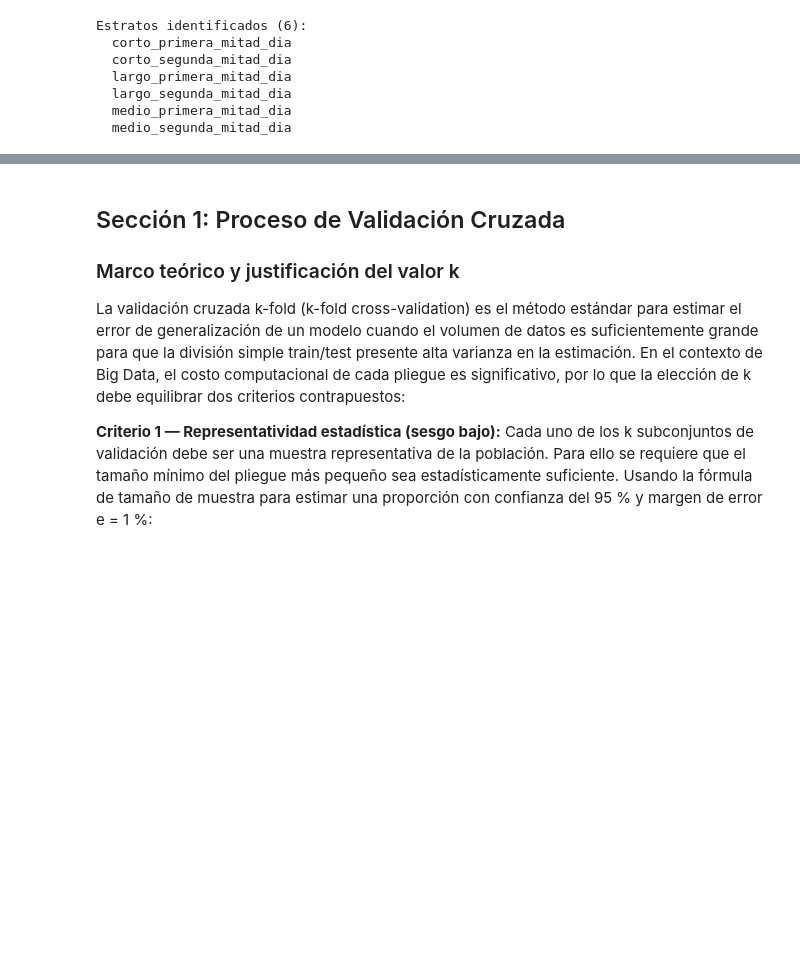
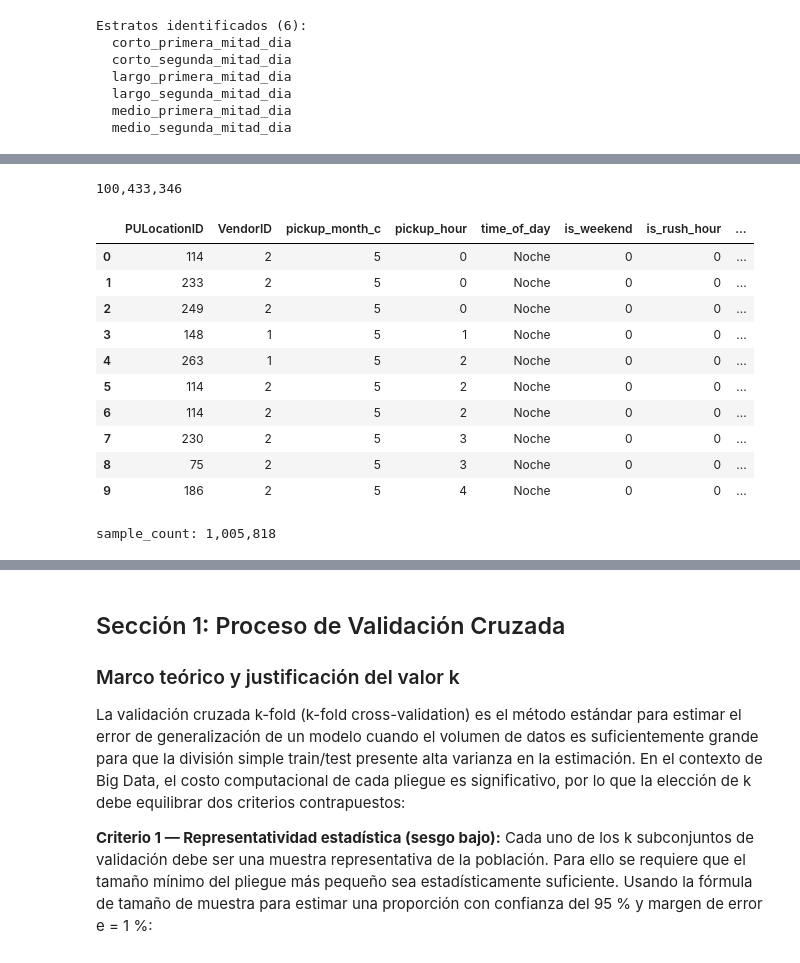
Before and after one commit to ArielAlvarezWAI87/BigData, a Jupyter notebook: actividad_05/Visualizacion_Equipo8.ipynb, the cells around one changed output, grey strips where cells are left out. Drawn from its saved outputs; the diff is of its cells as text; code cells hidden in the pictures; blank space fills up the shorter version.

```diff
--- a/actividad_05/Visualizacion_Equipo8.ipynb
+++ b/actividad_05/Visualizacion_Equipo8.ipynb
@@ -201,7 +207,7 @@ SELECT
         WHEN hour(tpep_pickup_datetime) BETWEEN 12 AND 17 THEN 'Tarde'
         ELSE 'Tarde-Noche'
     END                                                             AS time_of_day,
-    CASE WHEN dayofweek(tpep_pickup_datetime) IN (1,7) THEN 'S' ELSE 'N' END AS is_weekend,
+    CASE WHEN dayofweek(tpep_pickup_datetime) IN (1,7) THEN 1 ELSE 0 END     AS is_weekend,
     CASE
         WHEN hour(tpep_pickup_datetime) BETWEEN  7 AND  9
           OR hour(tpep_pickup_datetime) BETWEEN 16 AND 19 THEN 1 ELSE 0
@@ -211,11 +217,6 @@ SELECT
         WHEN trip_distance <= 10 THEN 'medio'
         ELSE 'largo'
     END                                                             AS distance_cat,
-    CASE
-        WHEN trip_distance <= 2  THEN 'corto'
-        WHEN trip_distance <= 10 THEN 'medio'
-        ELSE 'largo'
-    END                                                             AS distance_segment,
     CASE
         WHEN hour(tpep_pickup_datetime) BETWEEN 0 AND 11 THEN 'primera_mitad_dia'
         ELSE 'segunda_mitad_dia'
@@ -500,0 +296,45 @@ Muestra M: 58,587,287 registros  (objetivo: 58,592,466)
+# %%
+count_stratified = df_stratified.count()
+print(f"{count_stratified:,}")
+# %% [output]
+100,433,346
+# %%
+#@title Selección de muestra proporcional por partición
+sample_fraction = 0.01 # 1% de cada partición
+
+sample = (
+  # df_stratified contiene nuestras particiones base (descritas anteriormente)
+  df_stratified
+  # Usamos `sampleBy` para obtener la muestra estratificada por parte de PySpark
+    .sampleBy(
+        "strata_key",
+        fractions={
+            "corto_primera_mitad_dia": sample_fraction,
+            "medio_primera_mitad_dia": sample_fraction,
+            "largo_primera_mitad_dia": sample_fraction,
+            "corto_segunda_mitad_dia": sample_fraction,
+            "medio_segunda_mitad_dia": sample_fraction,
+            "largo_segunda_mitad_dia": sample_fraction,
+        },
+        seed=42
+    )
+)
+# %%
+sample.limit(10).toPandas()
+# %% [output]
+|  | PULocationID | VendorID | pickup_month_c | pickup_hour | time_of_day | is_weekend | is_rush_hour | ... |
+| 0 | 114 | 2 | 5 | 0 | Noche | 0 | 0 | ... |
+| 1 | 233 | 2 | 5 | 0 | Noche | 0 | 0 | ... |
+| 2 | 249 | 2 | 5 | 0 | Noche | 0 | 0 | ... |
+| 3 | 148 | 1 | 5 | 1 | Noche | 0 | 0 | ... |
+| 4 | 263 | 1 | 5 | 2 | Noche | 0 | 0 | ... |
+| 5 | 114 | 2 | 5 | 2 | Noche | 0 | 0 | ... |
+| 6 | 114 | 2 | 5 | 2 | Noche | 0 | 0 | ... |
+| 7 | 230 | 2 | 5 | 3 | Noche | 0 | 0 | ... |
+| 8 | 75 | 2 | 5 | 3 | Noche | 0 | 0 | ... |
+| 9 | 186 | 2 | 5 | 4 | Noche | 0 | 0 | ... |
+# %%
+sample_count = sample.count()
+print(f'sample_count: {sample_count:,}')
+# %% [output]
+sample_count: 1,005,818
```
Also changed, not shown: parts of 29 cells of this notebook, 1 other file.
